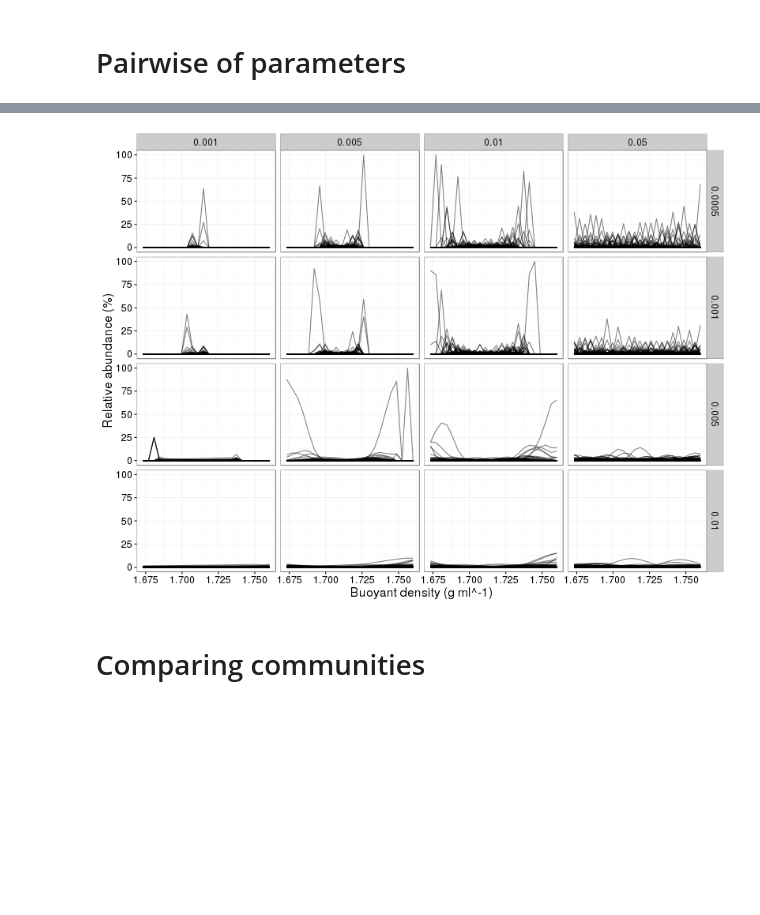
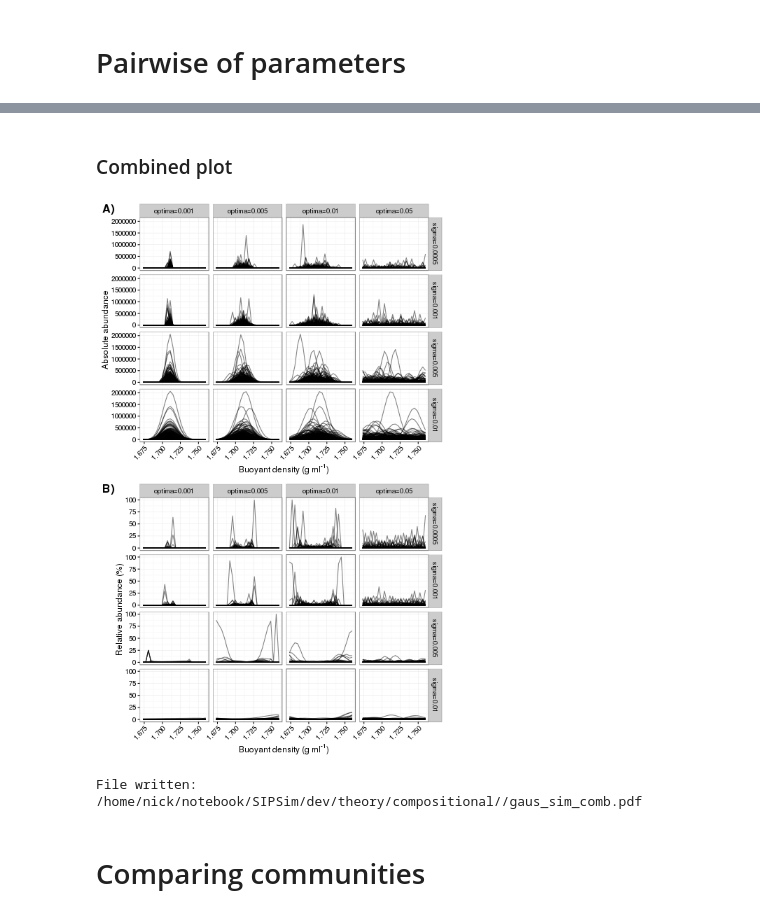
Before and after one commit to nick-youngblut/SIPSim, a Jupyter notebook: ipynb/theory/compositional_data_analysis/compare_gradients_PW-PL.ipynb, the cells around one changed output, grey strips where cells are left out. Cells and saved outputs as stored; diff of their text form; code cells hidden in the pictures; blank space fills up the shorter version.

```diff
--- a/ipynb/theory/compositional_data_analysis/compare_gradients_PW-PL.ipynb
+++ b/ipynb/theory/compositional_data_analysis/compare_gradients_PW-PL.ipynb
@@ -136,16 +173,36 @@ ggplot(df, aes(BD, count, group=taxon)) +
-# %%
-%%R -w 800 -h 600
-
-ggplot(df, aes(BD, rel_abund * 100, group=taxon)) +
-    geom_line(alpha=0.5) +
-    facet_grid(W ~ L) +
-    labs(x='Buoyant density (g ml^-1)', y='Relative abundance (%)') +
-    theme_bw() +
-    theme(
-        text = element_text(size=16)
-    )
-# %% [output]
-[figure, removed]
+# %% [markdown]
+### Combined plot
+# %%
+%%R -w 500 -h 800
+
+p.abs.f = p.abs +
+    theme(
+        text=element_text(size=12),
+        axis.text.x = element_text(angle=45, hjust=1)
+    )
+p.rel.f = p.rel +
+    theme(
+        text=element_text(size=12),
+        axis.text.x = element_text(angle=45, hjust=1)
+    )
+
+p.comb = cowplot::ggdraw() +
+    geom_rect(aes(xmin=0, ymin=0, xmax=1, ymax=1), fill='white') +
+    cowplot::draw_plot(p.abs.f, 0, 0.5, 1, 0.5) +
+    cowplot::draw_plot(p.rel.f, 0.04, 0, 0.96, 0.5) +
+    cowplot::draw_plot_label(c('A)', 'B)'), c(0, 0), c(1, 0.5))
+
+p.comb
+# %% [output]
+[figure, added]
+# %%
+%%R -i workDir
+# saving plots
+F = file.path(workDir, 'gaus_sim_comb.pdf')
+ggsave(F, p.comb, height=10.5, width=7)
+cat('File written:', F, '\n')
+# %% [output]
+File written: /home/nick/notebook/SIPSim/dev/theory/compositional//gaus_sim_comb.pdf
 # %% [markdown]
 # Comparing communities
 # %% [markdown]
```
Also changed, not shown: parts of 46 cells of this notebook, 7 other files.
